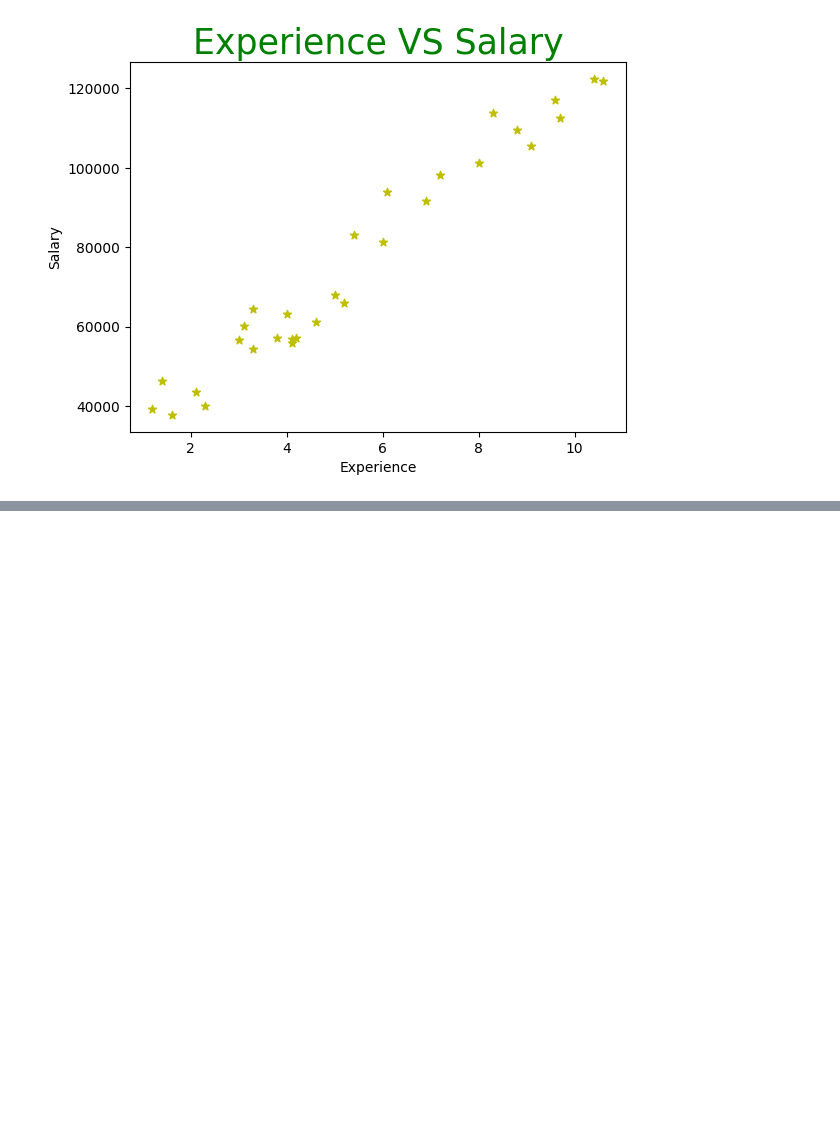
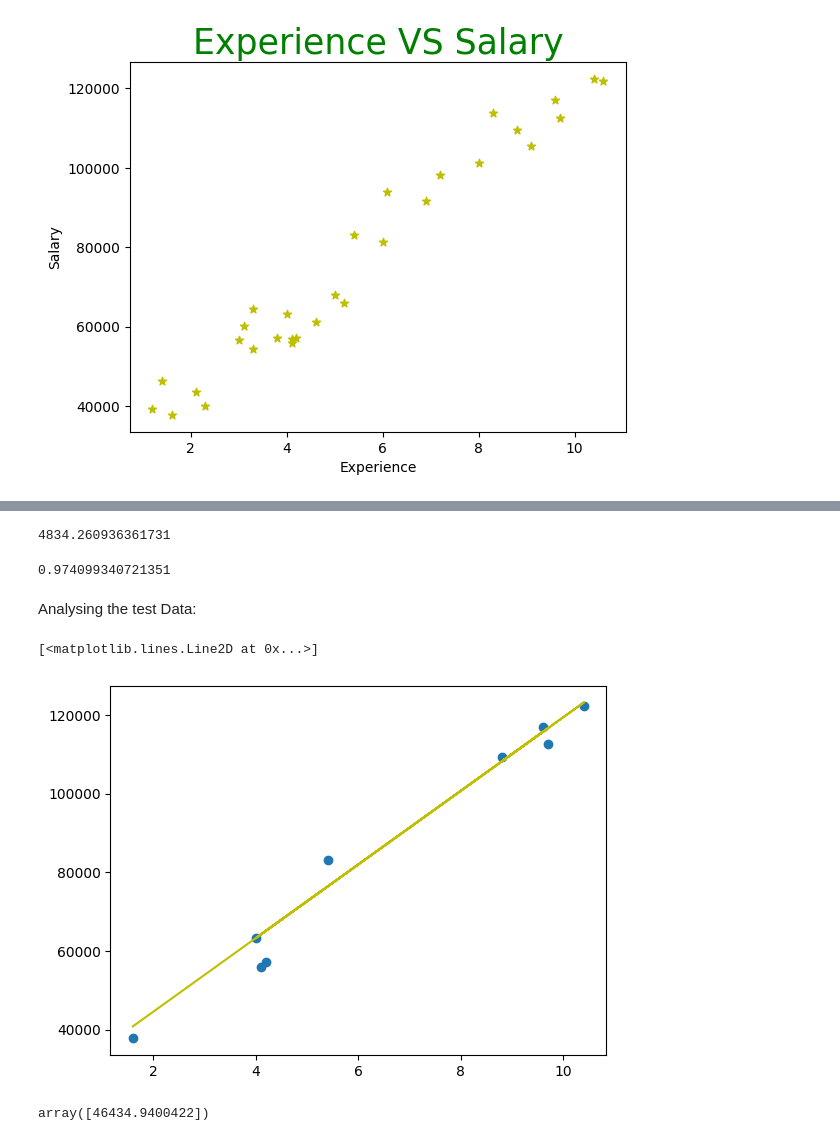
Before and after one commit to Inferno-coder/MachineLearning, a Jupyter notebook: Regression_Practice.ipynb, the cells around one changed output, grey strips where cells are left out. Saved outputs shown, nothing was run; the diff lists cells and outputs as text; code cells hidden in the pictures; blank space fills up the shorter version.

```diff
--- a/Regression_Practice.ipynb
+++ b/Regression_Practice.ipynb
@@ -44,0 +103,20 @@ KeyError: ignored
+# %%
+np.sqrt(mean_squared_error(Ytest,yPred))
+# %% [output]
+4834.260936361731
+# %%
+r2_score(Ytest,yPred)
+# %% [output]
+0.974099340721351
+# %% [markdown]
+Analysing the test Data:
+# %%
+plt.scatter(Xtest,Ytest)
+plt.plot(Xtest,25840+Xtest*9360.2623,'y')
+# %% [output]
+[<matplotlib.lines.Line2D at 0x...>]
+[figure, added]
+# %%
+model.predict([1,2.2])
+# %% [output]
+array([46434.9400422])
```
Also changed, not shown: parts of 11 cells of this notebook.
